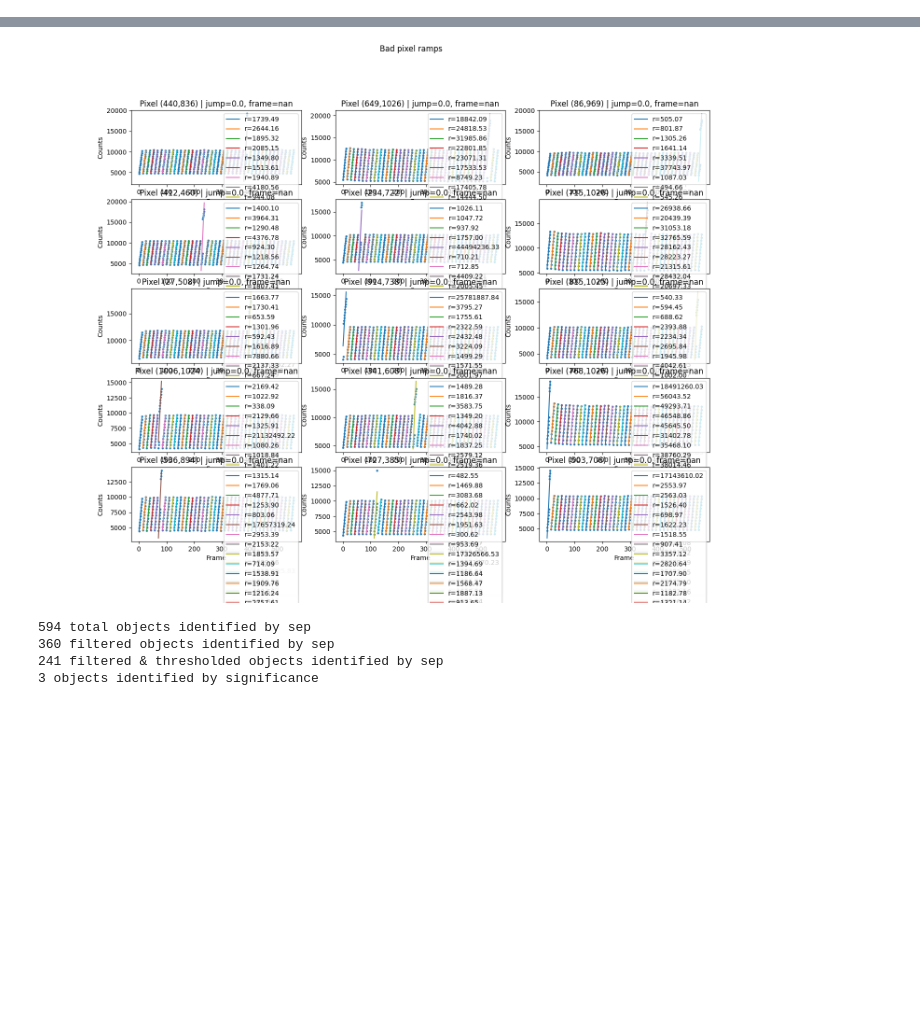
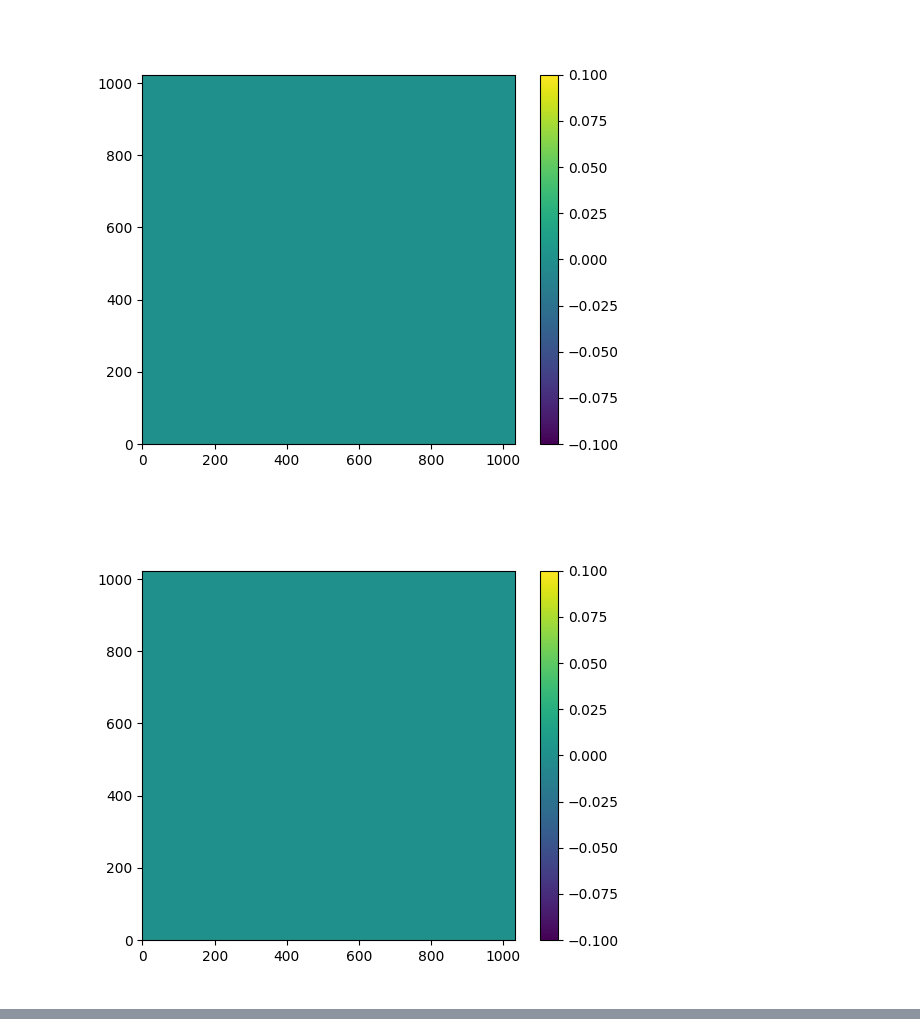
Before and after one commit to JaimeLuisi/jurassic, a Jupyter notebook: jurassic.ipynb, the cells around one changed output, grey strips where cells are left out. Drawn from its saved outputs; the diff is of its cells as text; code cells hidden in the pictures; blank space fills up the shorter version.

```diff
--- a/jurassic.ipynb
+++ b/jurassic.ipynb
@@ -24,3 +23,6 @@ import logging, sys
 logging.disable(sys.maxsize)
 
 np.set_printoptions(legacy='1.25') # my environment is a bit wonky :/
+# %%
+ref_cube = np.load('/home/phys/astronomy/jlu69/Masters/jurassic/outputs/jw01177007001_03101_00001-seg008/reference_cube.npy')
+bref_cube = np.load('/home/phys/astronomy/jlu69/Masters/jurassic/outputs/jw01177007001_03101_00001-seg008/reference_cube_bool.npy')
@@ -26,0 +40,17 @@ np.set_printoptions(legacy='1.25') # my environment is a bit wonky :/
+# %%
+from skimage.restoration import inpaint
+
+for i in range(5):#len(ref_cube)):
+    image = ref_cube[i]
+    mask = bref_cube[i]
+    # print(image.shape)
+    # print(mask.shape)
+    result = inpaint.inpaint_biharmonic(image,mask)
+
+    plt.figure()
+    plt.imshow(result,origin='lower')
+    plt.colorbar()
+    plt.show()
+# %% [output]
+[figure, added]
+[figure, added]
@@ -747,8 +1097,0 @@ class Jurassic():
-# %%
-test = Jurassic('pipeline_data/Obs/stage1/trappist-1/jw01177008001_03101_00001-seg001_mirimage_ramp.fits')
-# %% [output]
-[figure, removed]
-594 total objects identified by sep
-360 filtered objects identified by sep
-241 filtered & thresholded objects identified by sep
-3 objects identified by significance
```
Also changed, not shown: parts of 8 cells of this notebook, 1 other file.
